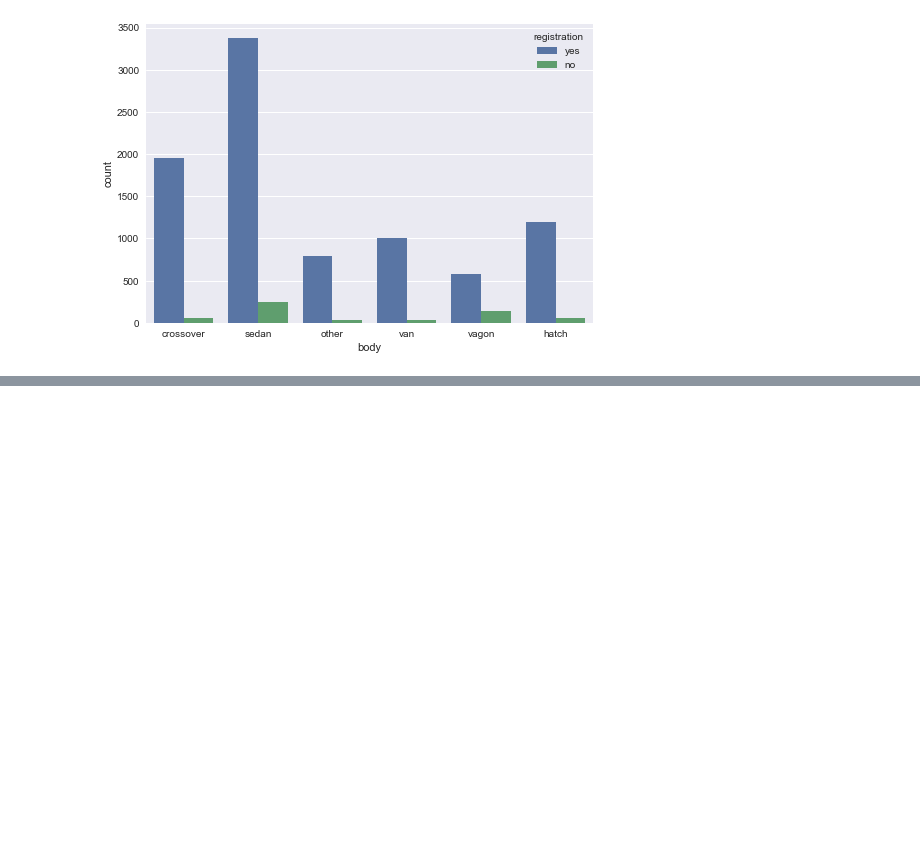
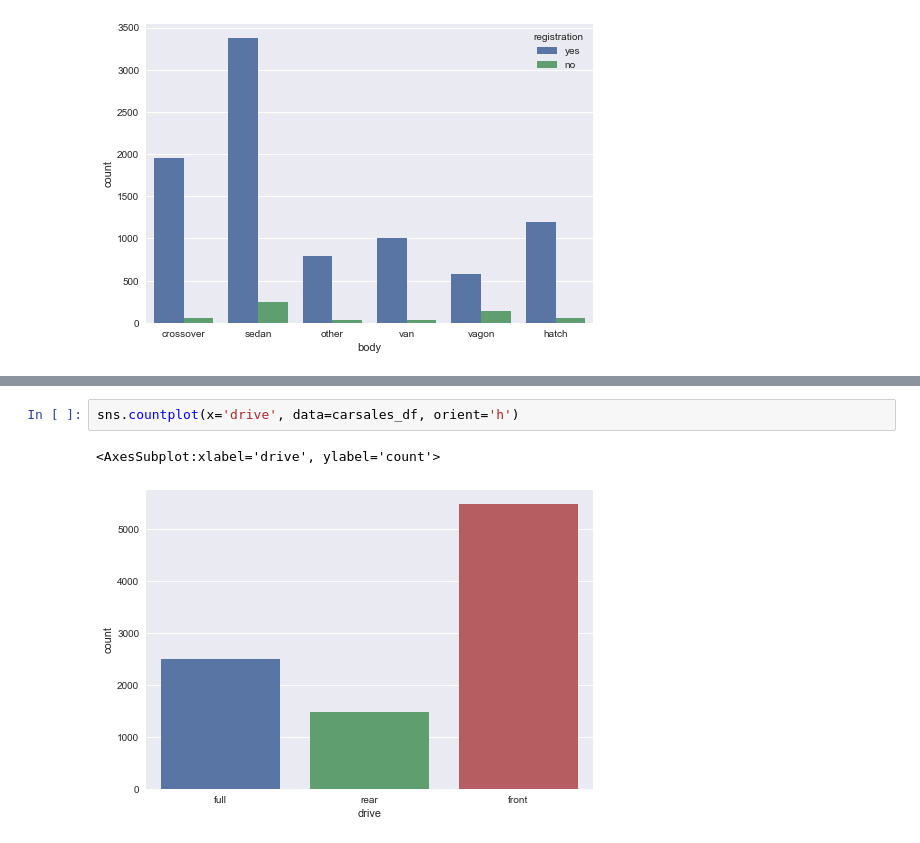
Before and after one commit to yoganandaraol/EDA_CarSales, a Jupyter notebook: EDA_CarSales_Project.ipynb, the cells around one changed output, grey strips where cells are left out. Drawn from its saved outputs; the diff is of its cells as text; blank space fills up the shorter version.

```diff
--- a/EDA_CarSales_Project.ipynb
+++ b/EDA_CarSales_Project.ipynb
@@ -1912,0 +1944,5 @@ sns.countplot(x='body', data=carsales_df, orient='h', hue='registration')
+# %%
+sns.countplot(x='drive', data=carsales_df, orient='h')
+# %% [output]
+<AxesSubplot:xlabel='drive', ylabel='count'>
+[figure, added]
```
Also changed, not shown: parts of 59 cells of this notebook.
